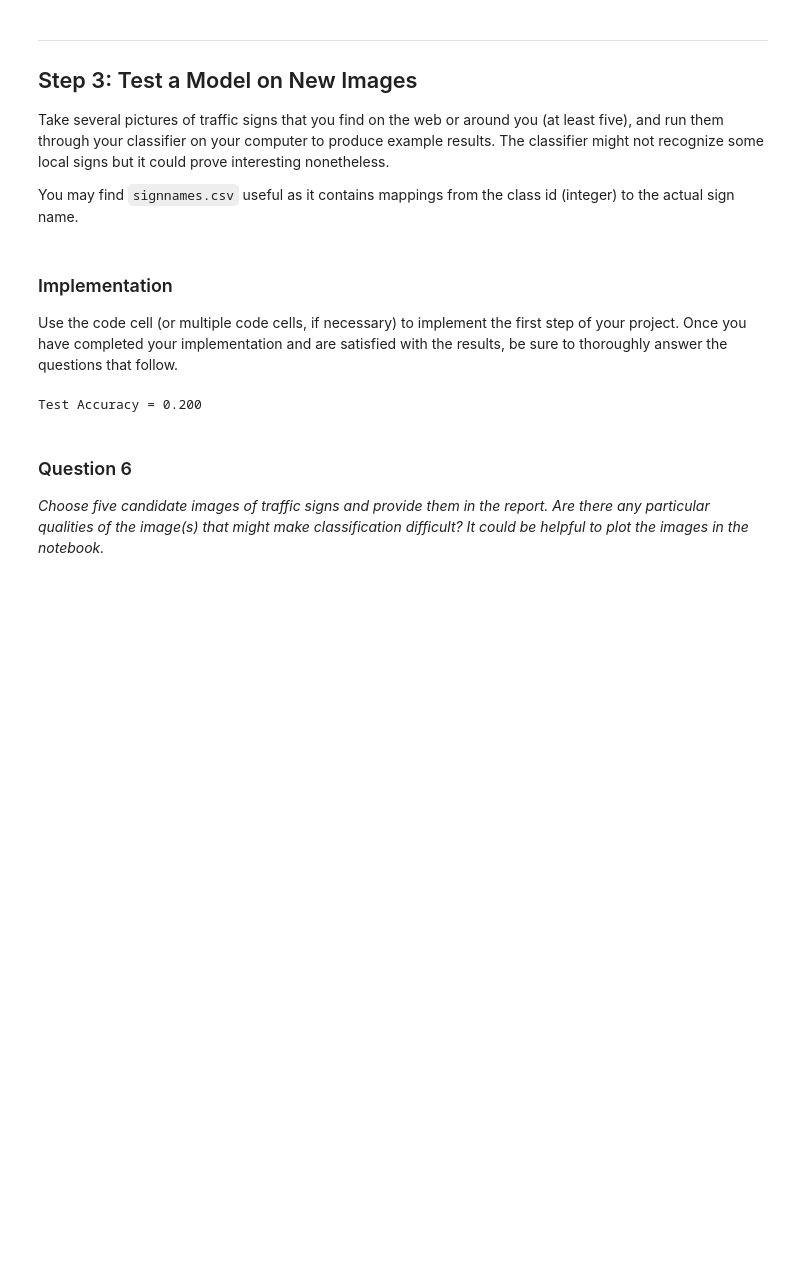
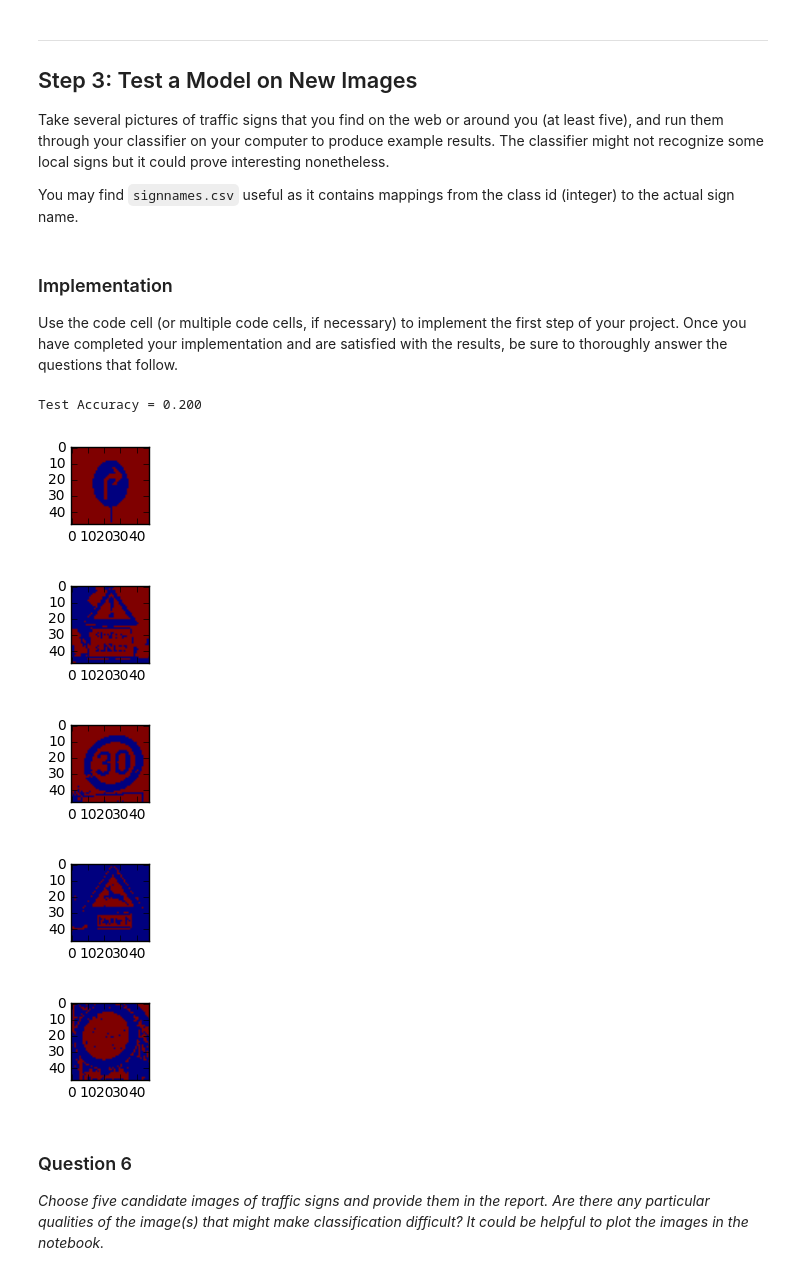
Before and after one commit to anixon604/CarND-Traffic-Sign-Classifier-Project, a Jupyter notebook: Traffic_Signs_Recognition.ipynb, the cells around one changed output. Saved outputs shown, nothing was run; the diff lists cells and outputs as text; code cells hidden in the pictures; blank space fills up the shorter version.

```diff
--- a/Traffic_Signs_Recognition.ipynb
+++ b/Traffic_Signs_Recognition.ipynb
@@ -243,7 +243,9 @@ def makeMoreImg(srcImg, srcLabels, batch, transPerc, scalePerc, degRot):
         xtrans = random.uniform(-tP*width,tP*width)
         ytrans = random.uniform(-tP*width,tP*width)
         img = shift(img, (xtrans, ytrans))
-        img = zoom(img, math.ceil((1.0-sP)+2*sP*random.random()))
+        zoomAMT = (1.0-sP)+2*sP*random.random()
+        ishape = img.shape[:2]
+        img = imresize(img, (int(ishape[0]*zoomAMT),int(ishape[1]*zoomAMT)))
         img = rotate(img, random.randint(-dR,dR))
         img = imresize(img, (48,48))
         img = normalize(img)
@@ -482,37 +501,42 @@ Use the code cell (or multiple code cells, if necessary) to implement the first
 ### Feel free to use as many code cells as needed.
 from scipy.ndimage import imread
 import os
 #Create X_web and y_web numpy
 files=[]
 for file in os.listdir("."):
     if file.endswith(".jpg"):
         files.append(file)
 
 #print(files)
 def processweb(infile):
     img = imread(infile)
     img = greyscale(img)
     img = normalize(img)
     img = cv2.resize(img,(48,48))
     return img
 
 X_web = np.array([processweb(file) for file in files])
 
-# %matplotlib inline
-# for image in X_web:
-#     plt.figure(figsize=(1,1))
-#     plt.imshow(image)
+%matplotlib inline
+for image in X_web:
+    plt.figure(figsize=(1,1))
+    plt.imshow(image)
 
 X_web = np.expand_dims(X_web, axis=3)
 y_web = np.array([33,18,1,31,15])
 
 with tf.Session() as sess:
     saver.restore(sess, tf.train.latest_checkpoint('.'))
 
     web_accuracy = evaluate(X_web, y_web)
     print("Test Accuracy = {:.3f}".format(web_accuracy))
 # %% [output]
 Test Accuracy = 0.200
+[figure, added]
+[figure, added]
+[figure, added]
+[figure, added]
+[figure, added]
 # %% [markdown]
 ### Question 6
 
```
Also changed, not shown: parts of 2 cells of this notebook, 3 other files.
